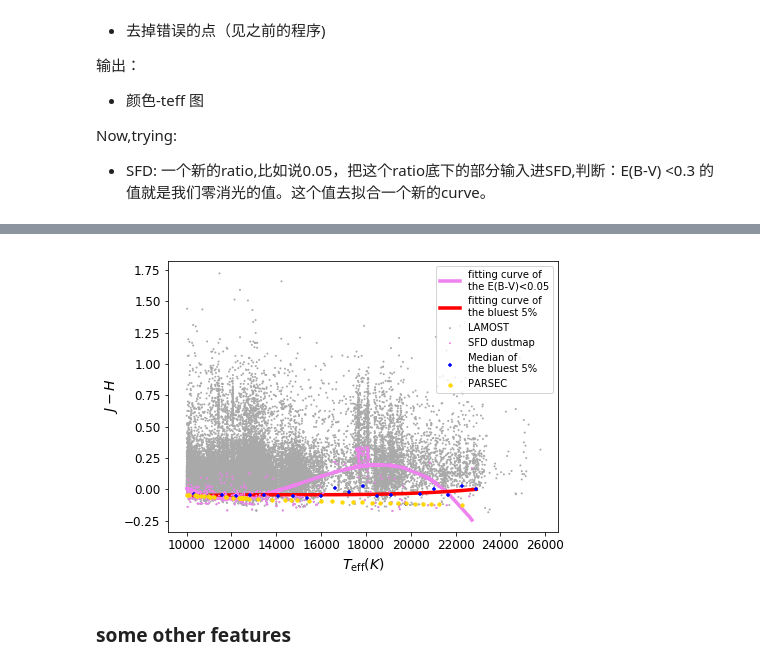
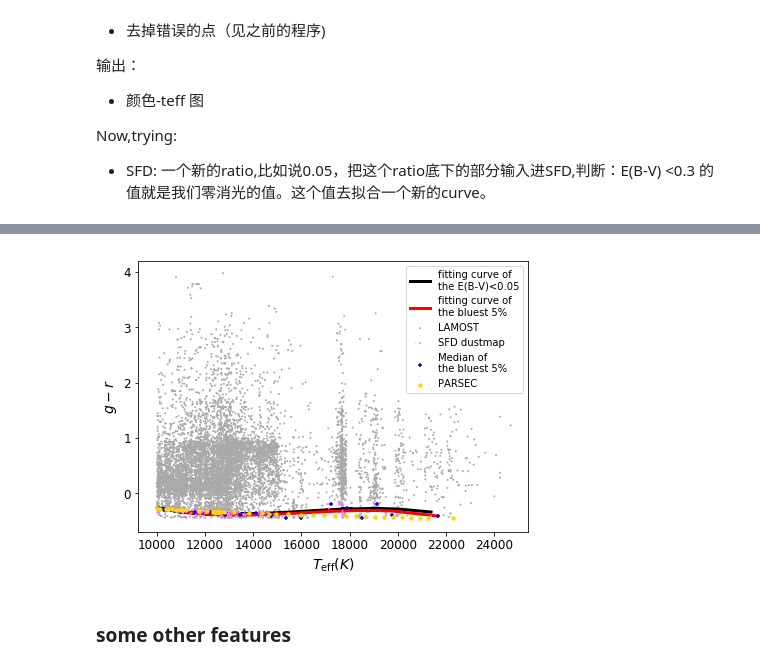
Before and after one commit to DengDingshan/OBIC_serious, a Jupyter notebook: LAMOST_fitcurve_pandas.ipynb, the cells around one changed output, grey strips where cells are left out. Saved outputs shown, nothing was run; the diff lists cells and outputs as text; code cells hidden in the pictures.

```diff
--- a/LAMOST_fitcurve_pandas.ipynb
+++ b/LAMOST_fitcurve_pandas.ipynb
@@ -120,8 +123,8 @@ starcatalog_fram_fil=starcatalog_fram_fil[((starcatalog_fram_fil[err_c1] != 0) \
                                            & (starcatalog_fram_fil[color2] != 0)\
                                            & (starcatalog_fram_fil[color1] != -99) \
                                            & (starcatalog_fram_fil[color2] != -99))\
-                                         &((starcatalog_fram_fil[err_c1] <=0.03)\
-                                          & (starcatalog_fram_fil[err_c2] <=0.03))]
+                                         &((starcatalog_fram_fil[err_c1] <=0.05)\
+                                          & (starcatalog_fram_fil[err_c2] <=0.05))]
 ### additional judgement
 
 # starcatalog_fram_fil=starcatalog_fram_fil[(starcatalog_fram_fil[err_c1] <=0.2)\
@@ -148,8 +151,8 @@ print(starcatalog_fram_fil.iloc[:,0].size)
 # %%
 # cut source g-r:0.440
 origin = starcatalog_fram_fil
-# starcatalog_fram_fil=starcatalog_fram_fil[(starcatalog_fram_fil[color1]-starcatalog_fram_fil[color2]>= -0.440)\
-#                                          & (starcatalog_fram_fil[color1]>=12)]
+starcatalog_fram_fil=starcatalog_fram_fil[(starcatalog_fram_fil[color1]-starcatalog_fram_fil[color2]>= -0.440)\
+                                         & (starcatalog_fram_fil[color1]>=12)]
 # %%
 #filt the good one
 #apogee_tbl_fil = apogee_tbl[np.argwhere(np.logical_and(apogee_tbl['teff'] > 0, apogee_tbl['logg'] > -3))]
@@ -290,7 +293,7 @@ def data(teff_start,ratio,low_crit,ratio_SFD):
 # %%
 # SFD ratio
 
-ratio_SFD = 50
+ratio_SFD = 5
 
 # fitting curve
 int_teff,int_color,data_final,SFD_tbl_ratio = data(teff_start,rat,low_crit,ratio_SFD)
@@ -374,10 +377,10 @@ print(time.time() - time_start)
 # %%
 ### figures & Savename
-cc1 = 'J'
-cc2 = 'H'
+cc1 = 'g'
+cc2 = 'r'
 
-save = data_dir + 'pictures/'
-# save = '/Users/SY/Desktop/obic/picture/'
+#save = data_dir + 'pictures/'
+save = '/Users/SY/Desktop/obic/picture/'
 
 i = datetime.datetime.now()
 date_now = "%s_%s_%s_" % (i.year, i.month, i.day)
@@ -386,7 +389,7 @@ savename1 = save + date_now + cc1 + cc2 + 'logg3'+'.png'
 savename2 = save + date_now + cc1 + '_HR_' + cc2 +'.png'
 savename3 = save + date_now + 'errteff.png'
 
-savename5 = save + date_now + cc1 + cc2 + '_logg3_SFD'+'50%'+'.png'
+savename5 = save + date_now + cc1 + cc2 + '_logg35_SFD'+'15%'+'.png'
 # %%
 # plt hist of ebv
 
@@ -420,37 +423,37 @@ plt.scatter(starcatalog_fram_fil[teff], starcatalog_fram_fil[color1]-starcatalog
 plt.scatter(SFD_catalog_teff,SFD_catalog_color,alpha=1,edgecolors='None',c='violet',s=4,label='SFD dustmap',zorder=2)
 
 # SFD fitcurve
-plt.plot(SFD_catalog_teff, SFD_vals, c='violet',linewidth = 3.5,label='fitting curve of \nthe E(B-V)<0.05',zorder=1)
+plt.plot(SFD_catalog_teff, SFD_vals, c='black',linewidth = 3.,label='fitting curve of \nthe E(B-V)<0.05',zorder=1)
 
 # ic plot from blue edge
-plt.plot(int_teff, colorvals, c='r',linewidth = 3.5,label='fitting curve of \nthe bluest 5%',zorder=1)
+plt.plot(int_teff, colorvals, c='r',linewidth = 3.,label='fitting curve of \nthe bluest 5%',zorder=1)
 
 # ic from blue edge
 plt.scatter(int_teff, int_color, edgecolors='None',c='b', marker = '+',s=11,label='Median of\nthe bluest 5%',zorder=2)
 
 # ic from Allen's work
 # plt.scatter(BBFrame_fil['Teff'],BBFrame_fil['J-H'],c='lime',s=11,label='Allen',zorder=2)
 
 # ic from parsec
 plt.scatter(parsec_teff,parsec_color,c='gold',s=11,label='PARSEC',zorder=2)
 
 ### Draw the plot
 
 # plt.xlabel('$T_\mathrm{eff}$'); plt.ylabel(ylabel)
 #plt.scatter(BBFrame_fil['Teff'],BBFrame_fil['J-H'],c='#FF6666',s=11,label='Allen')
 
 plt.legend(loc='upper right')
 #new_ticks = np.linspace(-1,2,7)
 #plt.yticks(new_ticks)
 # plt.ylim(np.min(starcatalog_fram_fil[color1] - starcatalog_fram_fil[color2]) - 0.5,\
 #         np.max(starcatalog_fram_fil[color1] - starcatalog_fram_fil[color2]))
 plt.xticks(fontsize=12)
 plt.yticks(fontsize=12)
 # plt.savefig(savename1,dpi=200)
 plt.savefig(savename5,dpi=200)
 plt.show()
 # %% [output]
-[figure, old version]
+[figure, new version]
 # %% [markdown]
 ### some other features
 # %%
```
Also changed, not shown: parts of 11 cells of this notebook, 2 other files.
